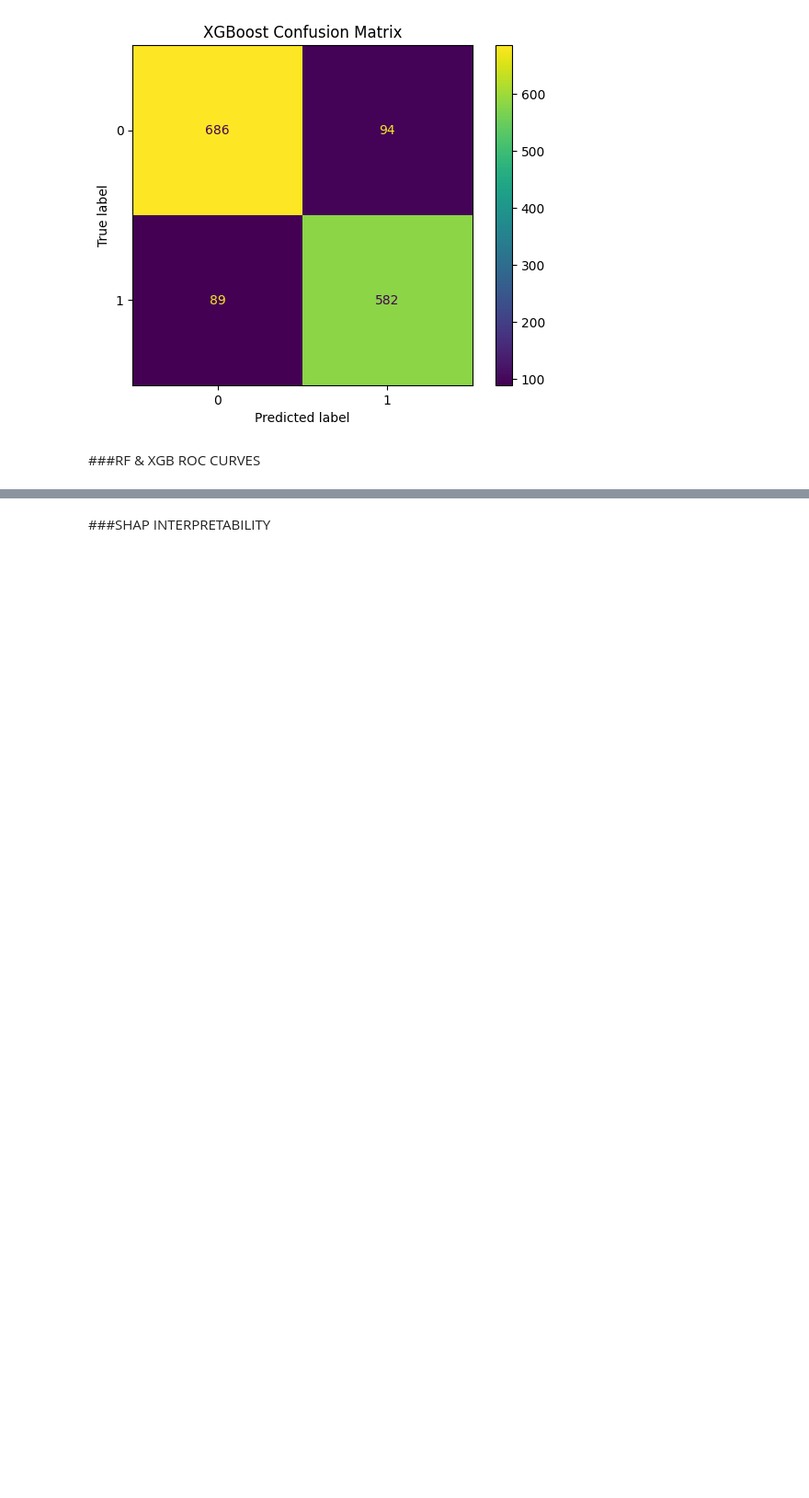
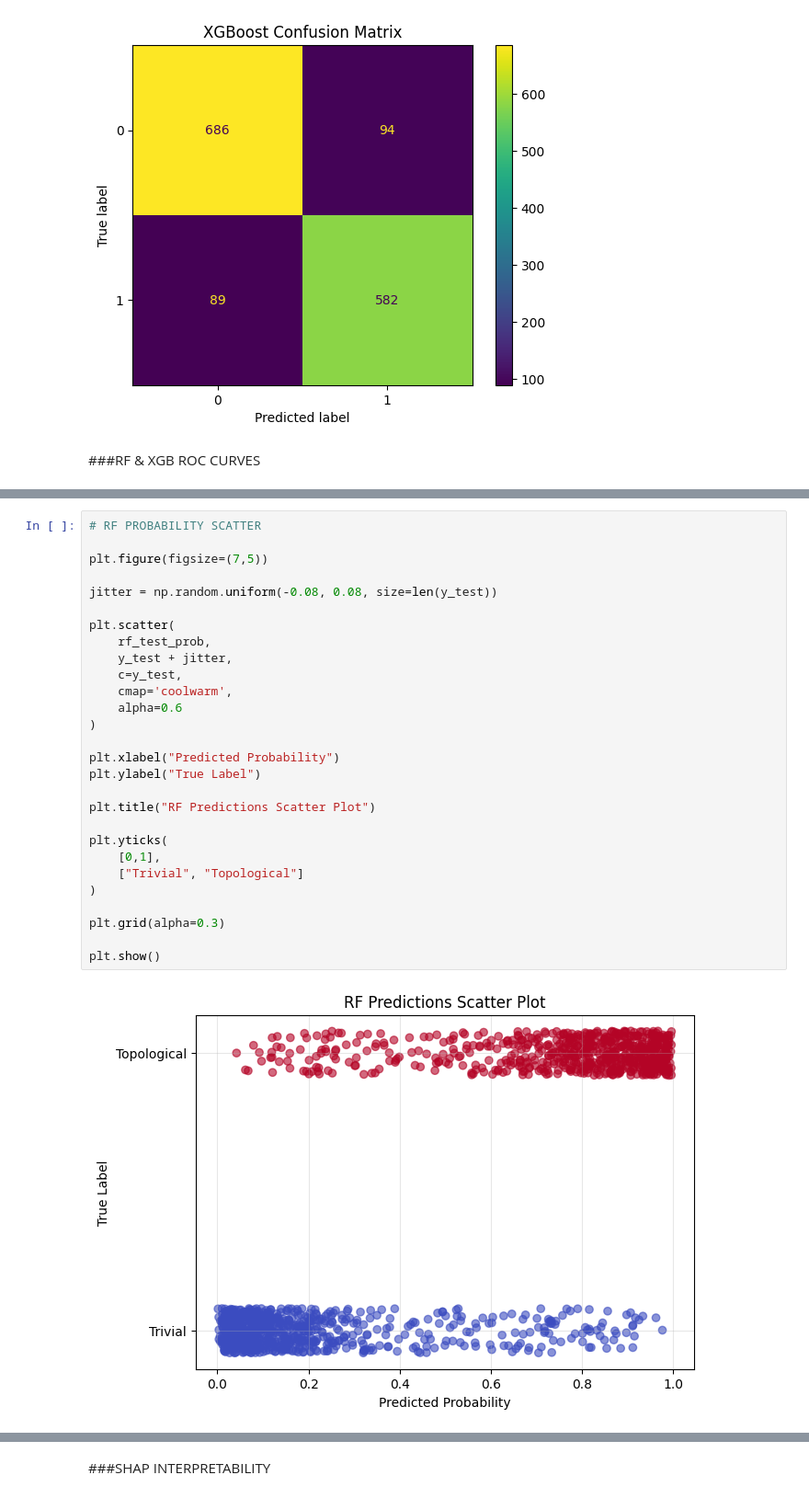
Before and after one commit to RayCharles8/ML-Project, a Jupyter notebook: Tabular_Models.ipynb, the cells around one changed output, grey strips where cells are left out. Shown at 92% size. Cells and saved outputs as stored; diff of their text form; blank space fills up the shorter version.

```diff
--- a/Tabular_Models.ipynb
+++ b/Tabular_Models.ipynb
@@ -275,0 +394,30 @@ plt.show()
+# %%
+# RF PROBABILITY SCATTER
+
+plt.figure(figsize=(7,5))
+
+jitter = np.random.uniform(-0.08, 0.08, size=len(y_test))
+
+plt.scatter(
+    rf_test_prob,
+    y_test + jitter,
+    c=y_test,
+    cmap='coolwarm',
+    alpha=0.6
+)
+
+plt.xlabel("Predicted Probability")
+plt.ylabel("True Label")
+
+plt.title("RF Predictions Scatter Plot")
+
+plt.yticks(
+    [0,1],
+    ["Trivial", "Topological"]
+)
+
+plt.grid(alpha=0.3)
+
+plt.show()
+# %% [output]
+[figure, added]
```
Also changed, not shown: parts of 16 cells of this notebook.
